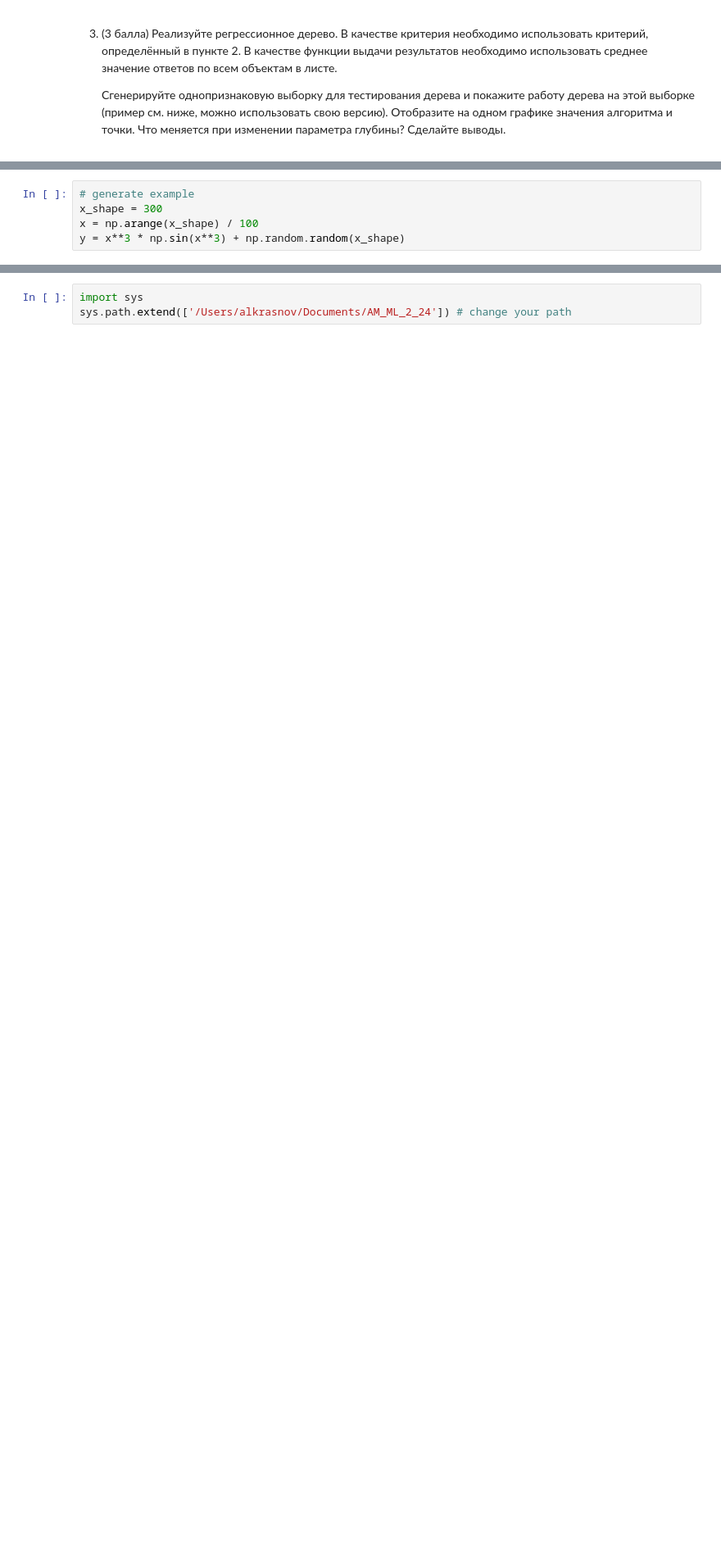
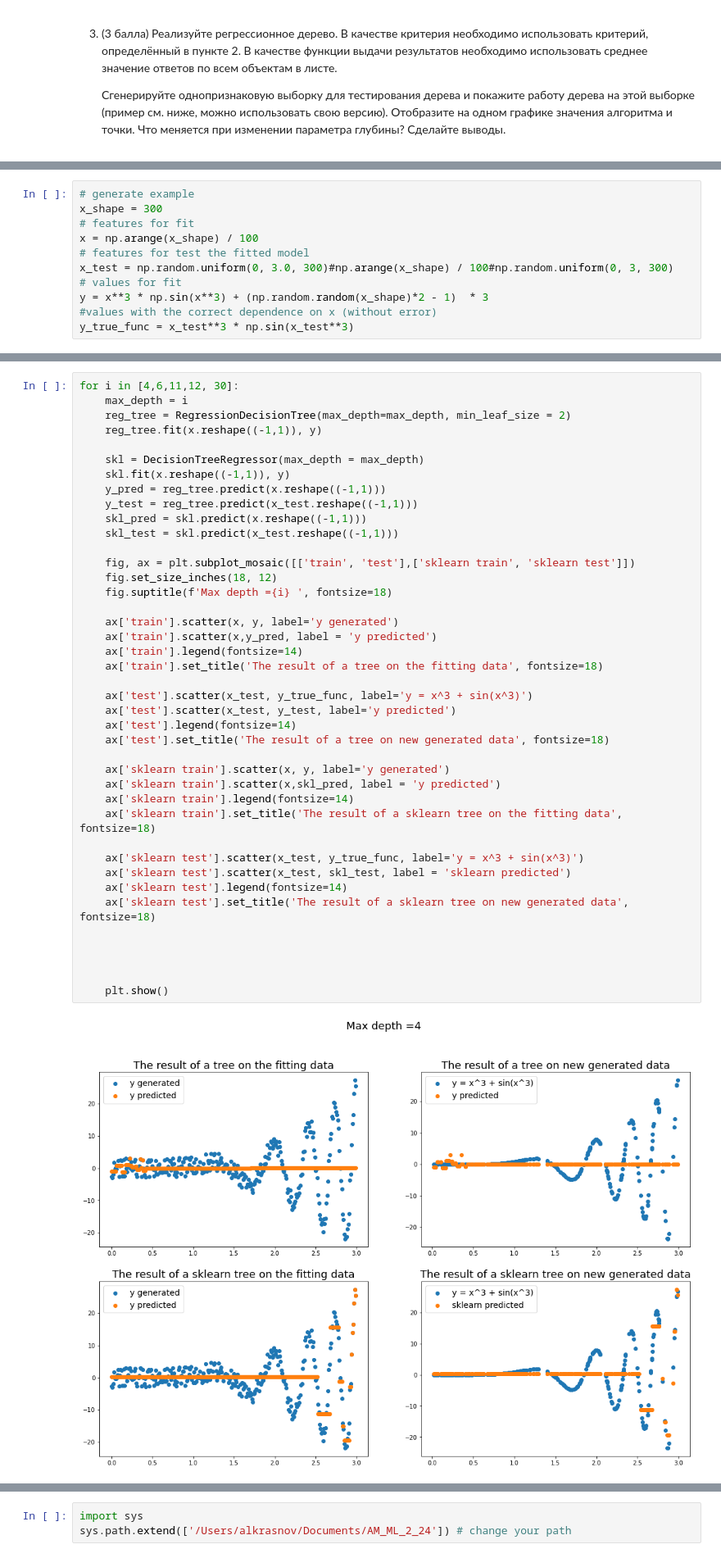
Before and after one commit to PotencialGibsa/ML2_hw1, a Jupyter notebook: HW1.ipynb, the cells around one changed output, grey strips where cells are left out. Shown at 82% size. Cells and saved outputs as stored; diff of their text form; blank space fills up the shorter version.

```diff
--- a/HW1.ipynb
+++ b/HW1.ipynb
@@ -22,5 +32,11 @@ import matplotlib.pyplot as plt
 # %%
 # generate example
 x_shape = 300
+# features for fit
 x = np.arange(x_shape) / 100
-y = x**3 * np.sin(x**3) + np.random.random(x_shape)
+# features for test the fitted model
+x_test = np.random.uniform(0, 3.0, 300)#np.arange(x_shape) / 100#np.random.uniform(0, 3, 300)
+# values for fit
+y = x**3 * np.sin(x**3) + (np.random.random(x_shape)*2 - 1)  * 3
+#values with the correct dependence on x (without error)
+y_true_func = x_test**3 * np.sin(x_test**3)
@@ -32,0 +49,43 @@ plt.show()
+# %%
+for i in [4,6,11,12, 30]:
+    max_depth = i
+    reg_tree = RegressionDecisionTree(max_depth=max_depth, min_leaf_size = 2)
+    reg_tree.fit(x.reshape((-1,1)), y)
+
+    skl = DecisionTreeRegressor(max_depth = max_depth)
+    skl.fit(x.reshape((-1,1)), y)
+    y_pred = reg_tree.predict(x.reshape((-1,1)))
+    y_test = reg_tree.predict(x_test.reshape((-1,1)))
+    skl_pred = skl.predict(x.reshape((-1,1)))
+    skl_test = skl.predict(x_test.reshape((-1,1)))
+
+    fig, ax = plt.subplot_mosaic([['train', 'test'],['sklearn train', 'sklearn test']])
+    fig.set_size_inches(18, 12)
+    fig.suptitle(f'Max depth ={i} ', fontsize=18)
+
+    ax['train'].scatter(x, y, label='y generated')
+    ax['train'].scatter(x,y_pred, label = 'y predicted')
+    ax['train'].legend(fontsize=14)
+    ax['train'].set_title('The result of a tree on the fitting data', fontsize=18)
+
+    ax['test'].scatter(x_test, y_true_func, label='y = x^3 + sin(x^3)')
+    ax['test'].scatter(x_test, y_test, label='y predicted')
+    ax['test'].legend(fontsize=14)
+    ax['test'].set_title('The result of a tree on new generated data', fontsize=18)
+
+    ax['sklearn train'].scatter(x, y, label='y generated')
+    ax['sklearn train'].scatter(x,skl_pred, label = 'y predicted')
+    ax['sklearn train'].legend(fontsize=14)
+    ax['sklearn train'].set_title('The result of a sklearn tree on the fitting data', fontsize=18)
+
+    ax['sklearn test'].scatter(x_test, y_true_func, label='y = x^3 + sin(x^3)')
+    ax['sklearn test'].scatter(x_test, skl_test, label = 'sklearn predicted')
+    ax['sklearn test'].legend(fontsize=14)
+    ax['sklearn test'].set_title('The result of a sklearn tree on new generated data', fontsize=18)
+
+
+
+
+    plt.show()
+# %% [output]
+[figure, added]
```
Also changed, not shown: parts of 7 cells of this notebook, 4 other files.
